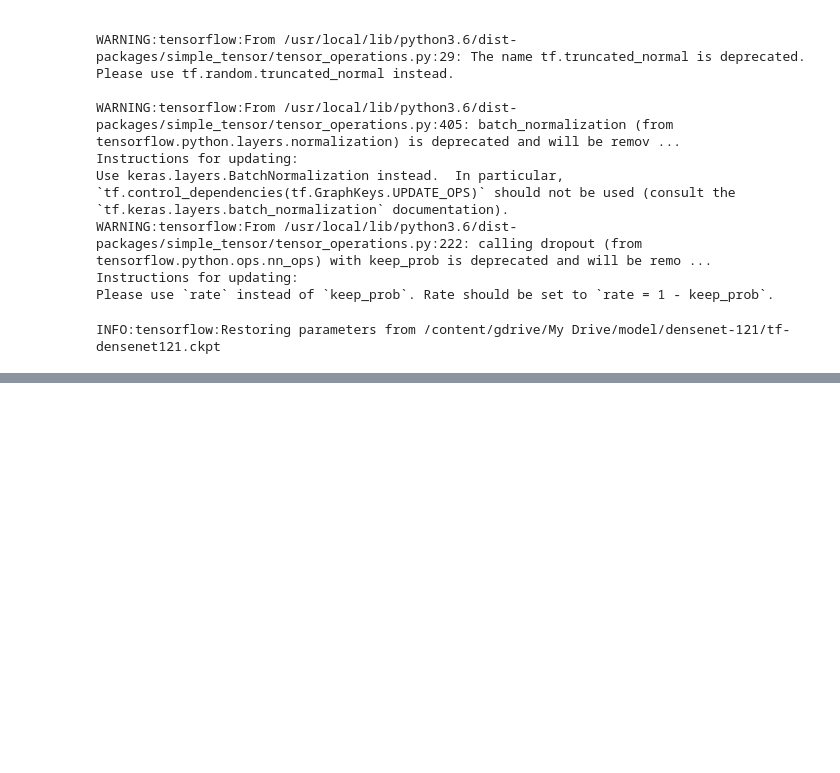
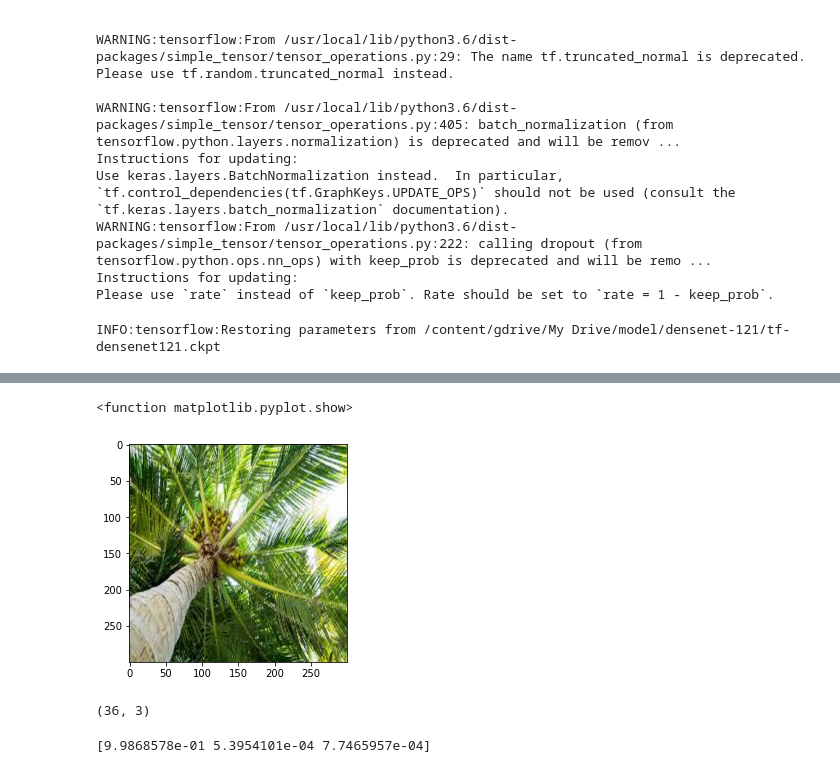
Before and after one commit to fatchur/Tensorflow-and-Image-Processing-Tutorial, a Jupyter notebook: intro-classification/notebook.ipynb, the cells around one changed output, grey strips where cells are left out. Drawn from its saved outputs; the diff is of its cells as text; code cells hidden in the pictures; blank space fills up the shorter version.

```diff
--- a/intro-classification/notebook.ipynb
+++ b/intro-classification/notebook.ipynb
@@ -182,0 +180,3 @@ Number of Image in lontar:  101
+# %%
+# see the validation image
+x_img, y_img = next(val_generator)
@@ -182,0 +210,7 @@ Number of Image in lontar:  101
+# %%
+# visualisasi gambar validasi dari image ke i
+plt.imshow(x_img[3])
+plt.show
+# %% [output]
+<function matplotlib.pyplot.show>
+[figure, added]
@@ -182,0 +225,12 @@ Number of Image in lontar:  101
+# %%
+# print shape output
+# dimensi pertama jumlah batch
+# dimensi kedua probabilitas masing2 kelas
+print (val_output.shape)
+# %% [output]
+(36, 3)
+# %%
+# print hasil prediksi untuk batch ke i
+print (val_output[3])
+# %% [output]
+[9.9868578e-01 5.3954101e-04 7.7465957e-04]
```
Also changed, not shown: parts of 16 cells of this notebook.
